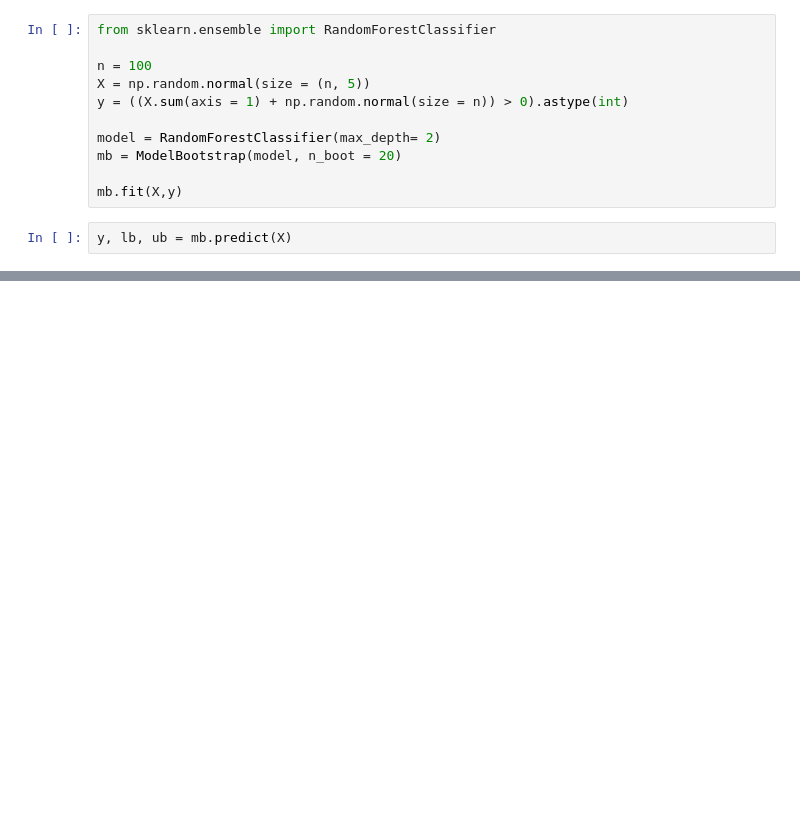
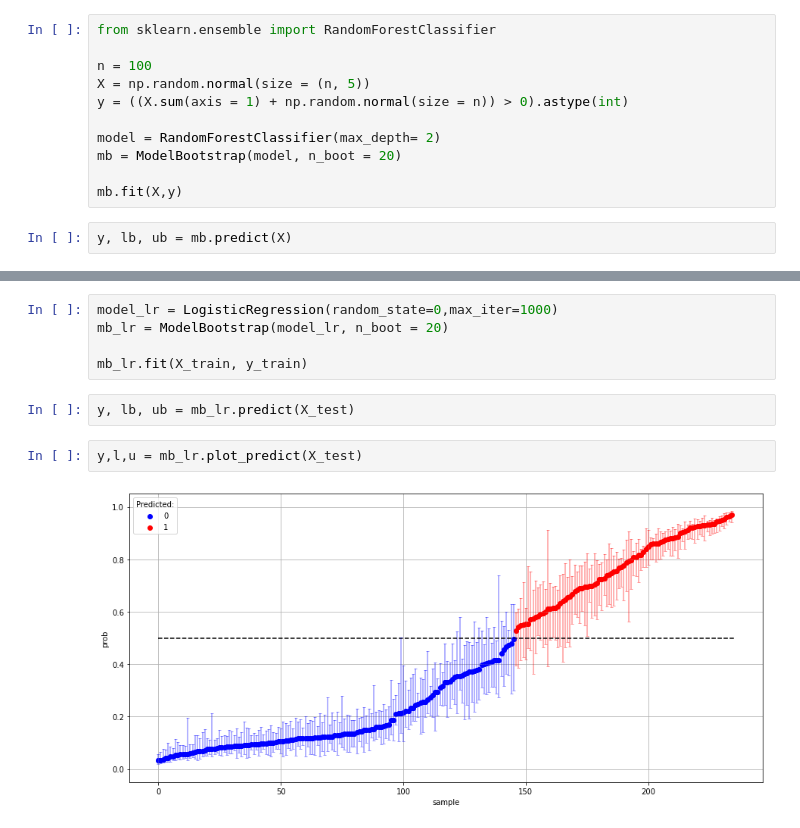
Before and after one commit to urigott/Model-Bootstrapping, a Jupyter notebook: ModelBootstrap.ipynb, the cells around one changed output, grey strips where cells are left out. Cells and saved outputs as stored; diff of their text form; blank space fills up the shorter version.

```diff
--- a/ModelBootstrap.ipynb
+++ b/ModelBootstrap.ipynb
@@ -199,0 +233,11 @@ y,l,u = mb.plot_predict(X, n_samples= 100)
+# %%
+model_lr = LogisticRegression(random_state=0,max_iter=1000)
+mb_lr = ModelBootstrap(model_lr, n_boot = 20)
+
+mb_lr.fit(X_train, y_train)
+# %%
+y, lb, ub = mb_lr.predict(X_test)
+# %%
+y,l,u = mb_lr.plot_predict(X_test)
+# %% [output]
+[figure, added]
```
Also changed, not shown: parts of 5 cells of this notebook, 1 other file.
